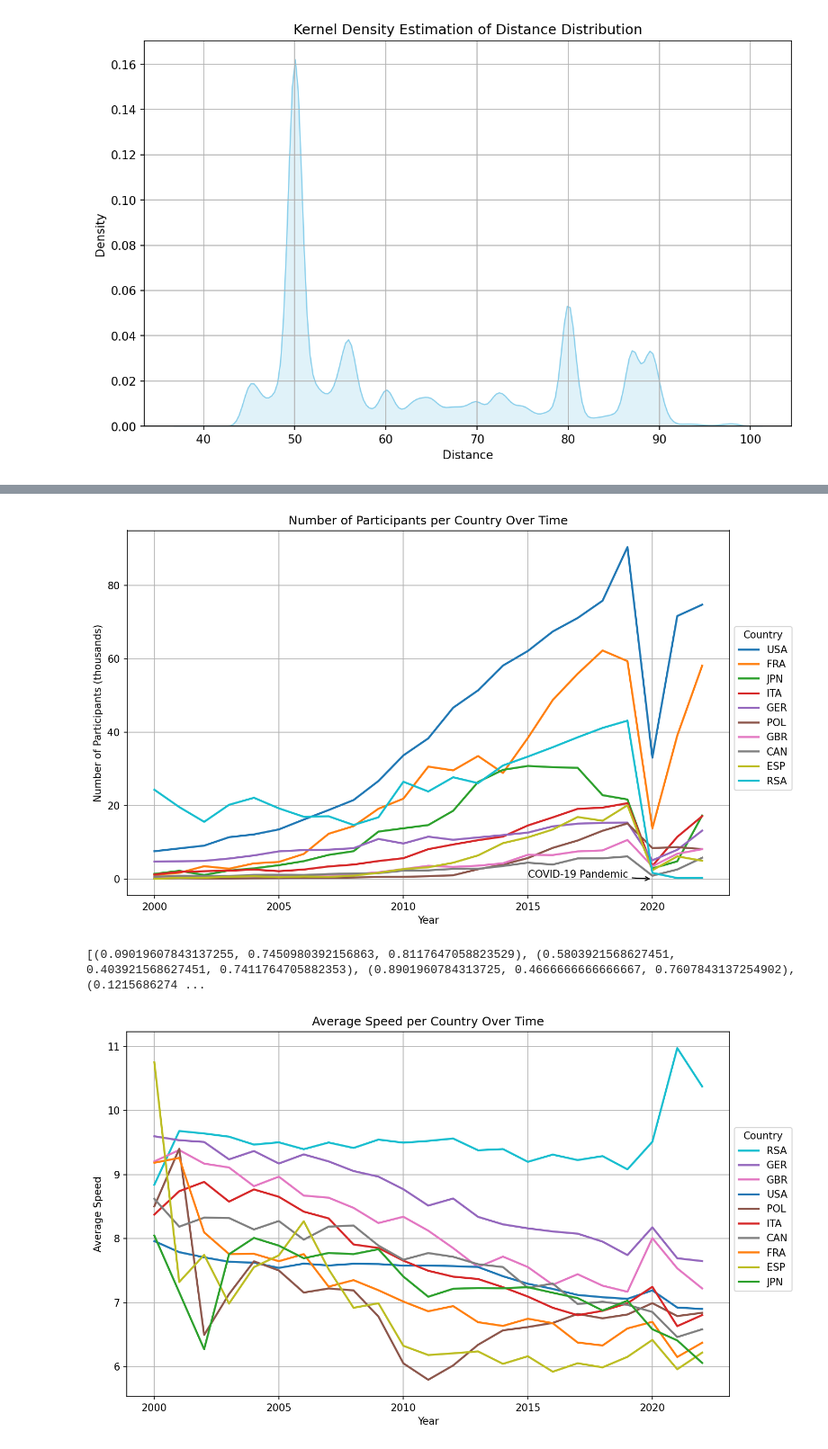
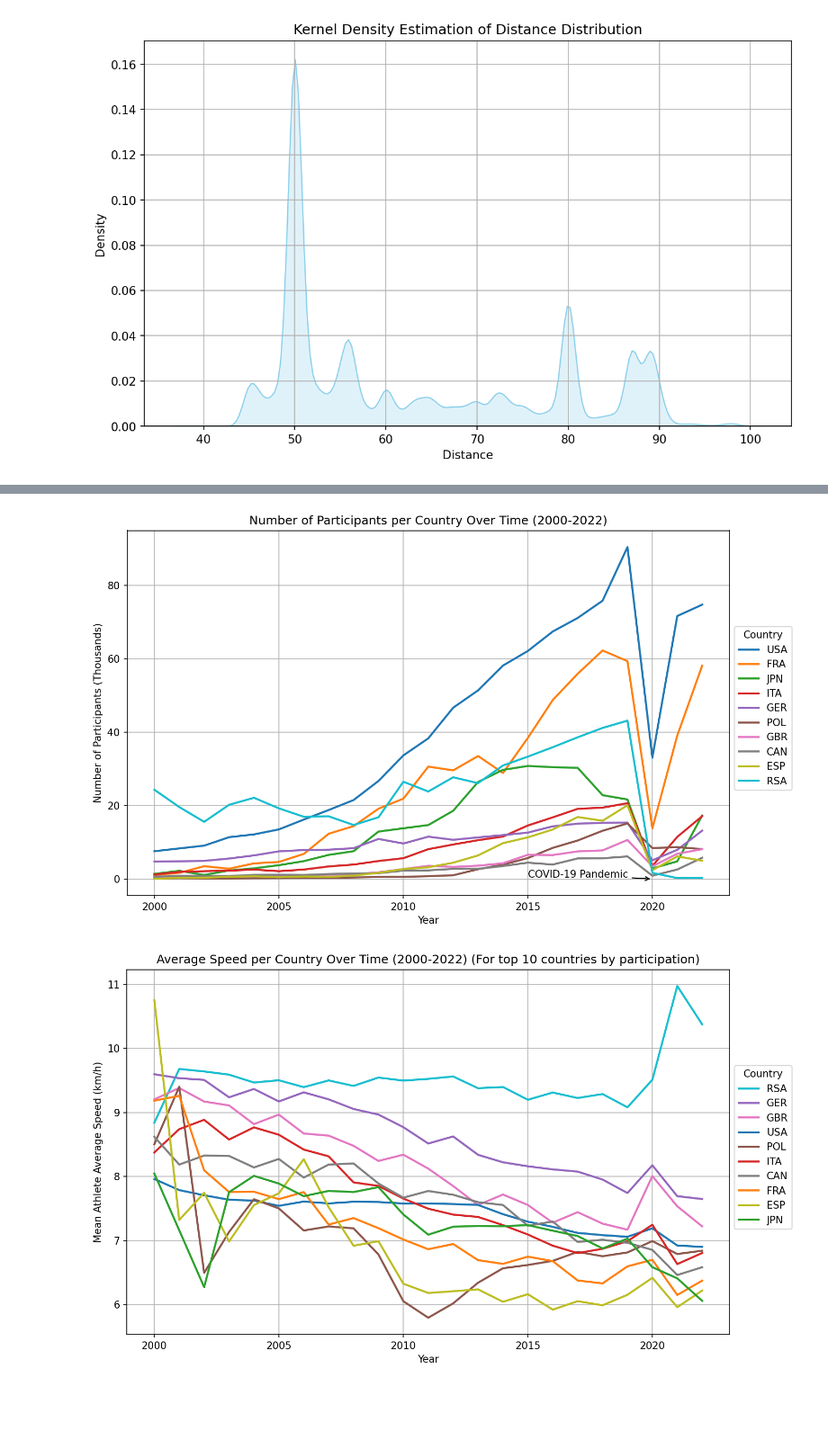
Before and after one commit to Morgs27/FDS-CW3, a Jupyter notebook: FDS-CW3.ipynb, the cells around one changed output, grey strips where cells are left out. Shown at 90% size. Drawn from its saved outputs; the diff is of its cells as text; code cells hidden in the pictures; blank space fills up the shorter version.

```diff
--- a/FDS-CW3.ipynb
+++ b/FDS-CW3.ipynb
@@ -136,12 +114,11 @@ plt.show()
 # %%
 
-# Number of Participants per Country Over Time
-# For the countries with the most total participants all time (top 10)
+### Plot Number of Participants per Country Over Time
 
 # filter data for 2000 to 2022
 filtered_data = data[(data['Year of event'] >= 2000) & (data['Year of event'] <= 2022)]
 
-# group by country and then print to file
+# group by country
 participants_per_country = filtered_data.groupby(['Athlete country']).size().reset_index(name='Number of Participants')
 
 # get the top 10 countries with the most participants
@@ -152,9 +129,6 @@ colors = sns.color_palette('tab10', n_colors=10)
 
 # Filter for the top 10 countries
 filtered_data = filtered_data[filtered_data['Athlete country'].isin(top_10_countries['Athlete country'])]
-
-# Create a set of distinct colors for each country
-colors = sns.color_palette('tab10', n_colors=len(filtered_data['Athlete country'].unique()))
 
 # Calculate number of participants per country
 participants_per_country = filtered_data.groupby(['Year of event', 'Athlete country'])['Athlete country'].count().unstack()
@@ -171,51 +145,53 @@ participants_per_country = participants_per_country[top_10_countries_2022]
 # Plot number of participants per country over time
 plt.figure(figsize=(10, 6))
 participants_per_country.plot(kind='line', ax=plt.gca(), linewidth=2, alpha=1, color = colors)
-plt.title('Number of Participants per Country Over Time')
+plt.title('Number of Participants per Country Over Time (2000-2022)')
 plt.xlabel('Year')
-plt.ylabel('Number of Participants (thousands)')
+plt.ylabel('Number of Participants (Thousands)')
 plt.legend(title='Country', bbox_to_anchor=(1, 0.75))
 plt.grid(True)
 plt.tight_layout()
 
+# Annotate the COVID-19 pandemic
 plt.annotate('COVID-19 Pandemic', xy=(2020, 0), xytext=(2015, 0.4),
              arrowprops=dict(facecolor='black', arrowstyle='->'))
 
 
 plt.show()
 # %% [output]
-[figure, old version]
+[figure, new version]
 # %%
+
+### Plot Average Speed per Country Over Time
 
 # Calculate average speed per country
 average_speed_per_country = filtered_data.groupby(['Year of event', 'Athlete country'])['Athlete average speed'].mean().unstack()
 
 # get the order of the top 10 countries average speed in 2022
 top_10_countries_2022_speed = average_speed_per_country.loc[2022].sort_values(ascending=False).index
 
 # sort the columns by the order of the top 10 countries average speed in 2022
 average_speed_per_country = average_speed_per_country[top_10_countries_2022_speed]
 
 # sort the colours appropriately from the previous graph
 new_colors = [];
 for country in average_speed_per_country.columns:
     # get the position of the country in the top 10 countries participation in 2022
     position = np.where(top_10_countries_2022 == country)[0][0]
     # get the color of the country
     color = colors[position]
     new_colors.append(color)
 
 
 # Plot average speed per country over time
 plt.figure(figsize=(10, 6))
 average_speed_per_country.plot(kind='line', ax=plt.gca(), linewidth=2, alpha=1, color = new_colors)
-plt.title('Average Speed per Country Over Time')
+plt.title('Average Speed per Country Over Time (2000-2022) (For top 10 countries by participation)')
 plt.xlabel('Year')
-plt.ylabel('Average Speed')
+plt.ylabel('Mean Athlete Average Speed (km/h)')
 plt.legend(title='Country', bbox_to_anchor=(1, 0.75))
 plt.grid(True)
 plt.tight_layout()
 plt.show()
 # %% [output]
-[(0.09019607843137255, 0.7450980392156863, 0.8117647058823529), (0.5803921568627451, 0.403921568627451, 0.7411764705882353), (0.8901960784313725, 0.4666666666666667, 0.7607843137254902), (0.1215686274 ...
-[figure, old version]
+[figure, new version]
```
Also changed, not shown: parts of 18 cells of this notebook, 3 other files.
